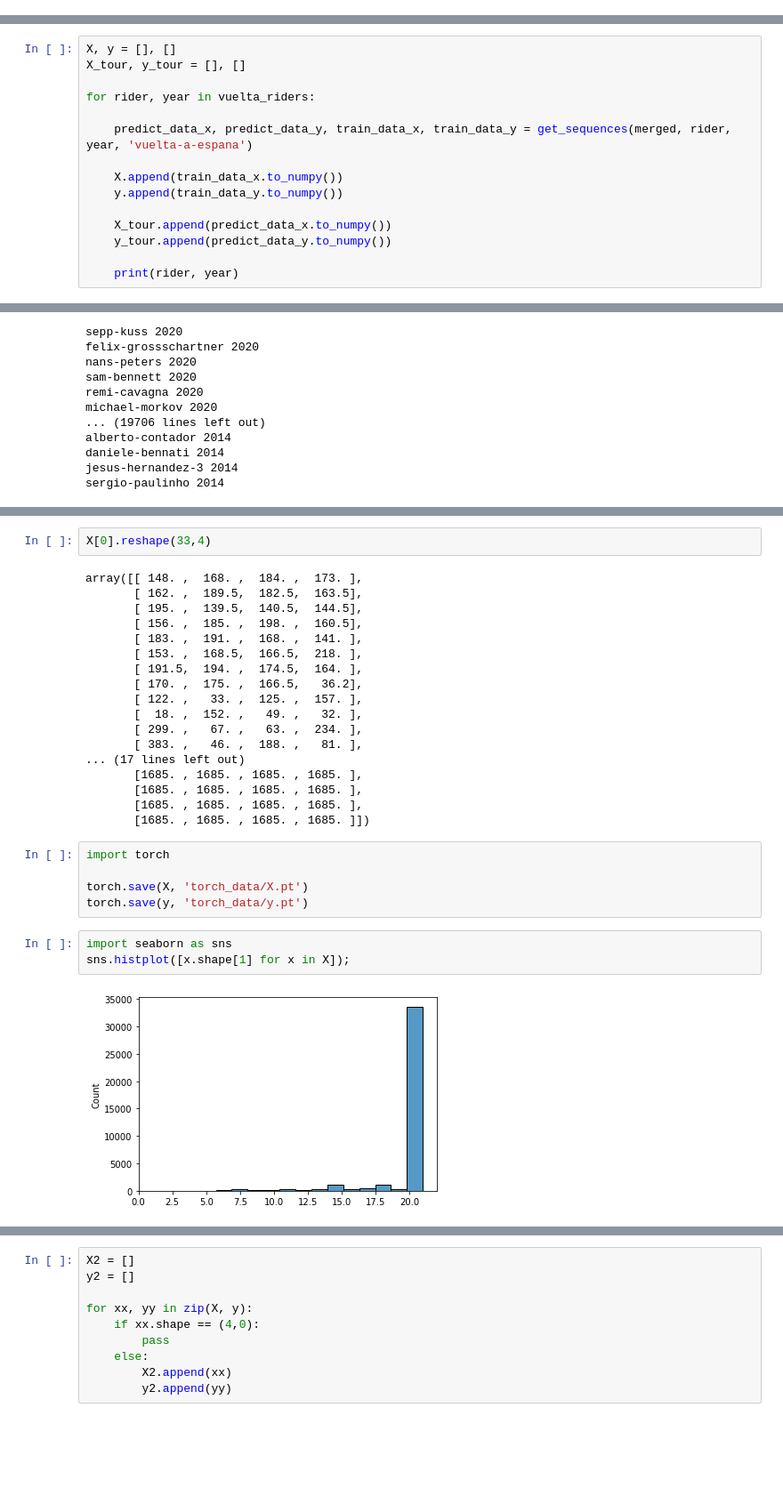
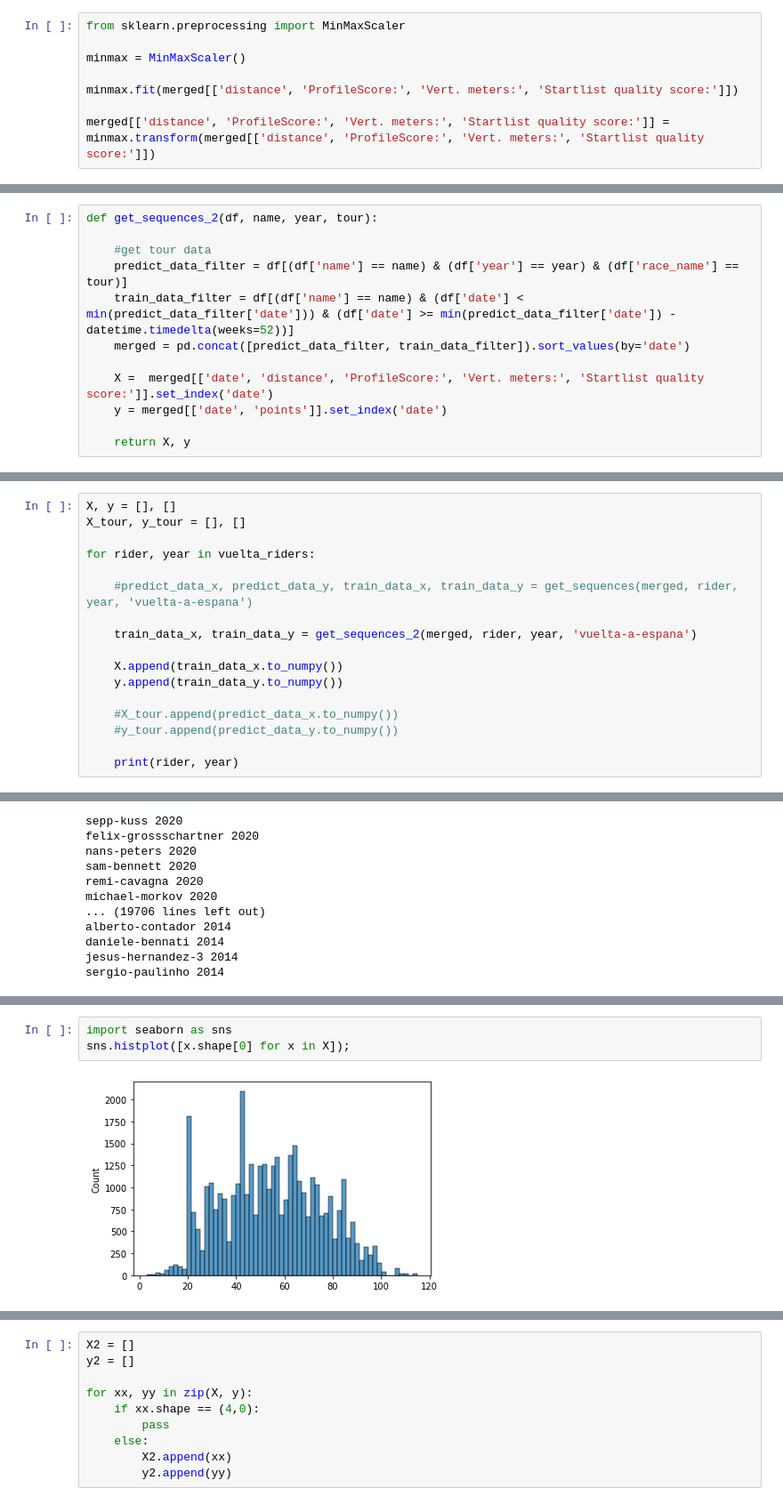
Before and after one commit to Michiel-DK/cycling, a Jupyter notebook: preprocess.ipynb, the cells around one changed output, grey strips where cells are left out. Shown at 89% size. Drawn from its saved outputs; the diff is of its cells as text; blank space fills up the shorter version.

```diff
--- a/preprocess.ipynb
+++ b/preprocess.ipynb
@@ -311,6 +311,14 @@ merged
 | 380926 | gonzalo-rabunal-rios | 2010 | etappe | 2010-08-28 | 12 | 81.0 | chrono | race/vuelta-a-espana/2010/stage-1 | vuelta-a-espana | Stage 1 (TTT) - Sevilla › Sevilla | ... |
 | 380927 | gustavo-rodriguez-iglesias | 2010 | etappe | 2010-08-28 | 12 | 104.0 | chrono | race/vuelta-a-espana/2010/stage-1 | vuelta-a-espana | Stage 1 (TTT) - Sevilla › Sevilla | ... |
 261001 rows × 21 columns
+# %%
+from sklearn.preprocessing import MinMaxScaler
+
+minmax = MinMaxScaler()
+
+minmax.fit(merged[['distance', 'ProfileScore:', 'Vert. meters:', 'Startlist quality score:']])
+
+merged[['distance', 'ProfileScore:', 'Vert. meters:', 'Startlist quality score:']] = minmax.transform(merged[['distance', 'ProfileScore:', 'Vert. meters:', 'Startlist quality score:']])
 # %% [markdown]
 ### Test split data
 # %%
@@ -334,3 +342,15 @@ def get_sequences(df, name, year, tour):
     train_data_y = train_data_filter[['date', 'points']].set_index('date')
 
     return predict_data_x, predict_data_y, train_data_x, train_data_y
+# %%
+def get_sequences_2(df, name, year, tour):
+
+    #get tour data
+    predict_data_filter = df[(df['name'] == name) & (df['year'] == year) & (df['race_name'] == tour)]
+    train_data_filter = df[(df['name'] == name) & (df['date'] < min(predict_data_filter['date'])) & (df['date'] >= min(predict_data_filter['date']) - datetime.timedelta(weeks=52))]
+    merged = pd.concat([predict_data_filter, train_data_filter]).sort_values(by='date')
+
+    X =  merged[['date', 'distance', 'ProfileScore:', 'Vert. meters:', 'Startlist quality score:']].set_index('date')
+    y = merged[['date', 'points']].set_index('date')
+
+    return X, y
@@ -340,13 +370,15 @@ X_tour, y_tour = [], []
 
 for rider, year in vuelta_riders:
 
-    predict_data_x, predict_data_y, train_data_x, train_data_y = get_sequences(merged, rider, year, 'vuelta-a-espana')
+    #predict_data_x, predict_data_y, train_data_x, train_data_y = get_sequences(merged, rider, year, 'vuelta-a-espana')
+
+    train_data_x, train_data_y = get_sequences_2(merged, rider, year, 'vuelta-a-espana')
 
     X.append(train_data_x.to_numpy())
     y.append(train_data_y.to_numpy())
 
-    X_tour.append(predict_data_x.to_numpy())
-    y_tour.append(predict_data_y.to_numpy())
+    #X_tour.append(predict_data_x.to_numpy())
+    #y_tour.append(predict_data_y.to_numpy())
 
     print(rider, year)
 # %% [output]
@@ -374,30 +414,5 @@ X[0].T
-# %%
-X[0].reshape(33,4)
-# %% [output]
-array([[ 148. ,  168. ,  184. ,  173. ],
-       [ 162. ,  189.5,  182.5,  163.5],
-       [ 195. ,  139.5,  140.5,  144.5],
-       [ 156. ,  185. ,  198. ,  160.5],
-       [ 183. ,  191. ,  168. ,  141. ],
-       [ 153. ,  168.5,  166.5,  218. ],
-       [ 191.5,  194. ,  174.5,  164. ],
-       [ 170. ,  175. ,  166.5,   36.2],
-       [ 122. ,   33. ,  125. ,  157. ],
-       [  18. ,  152. ,   49. ,   32. ],
-       [ 299. ,   67. ,   63. ,  234. ],
-       [ 383. ,   46. ,  188. ,   81. ],
-... (17 lines left out)
-       [1685. , 1685. , 1685. , 1685. ],
-       [1685. , 1685. , 1685. , 1685. ],
-       [1685. , 1685. , 1685. , 1685. ],
-       [1685. , 1685. , 1685. , 1685. ]])
-# %%
-import torch
-
-torch.save(X, 'torch_data/X.pt')
-torch.save(y, 'torch_data/y.pt')
 # %%
 import seaborn as sns
-sns.histplot([x.shape[1] for x in X]);
+sns.histplot([x.shape[0] for x in X]);
 # %% [output]
-[figure, old version]
+[figure, new version]
```
Also changed, not shown: parts of 13 cells of this notebook, 1 other file.
